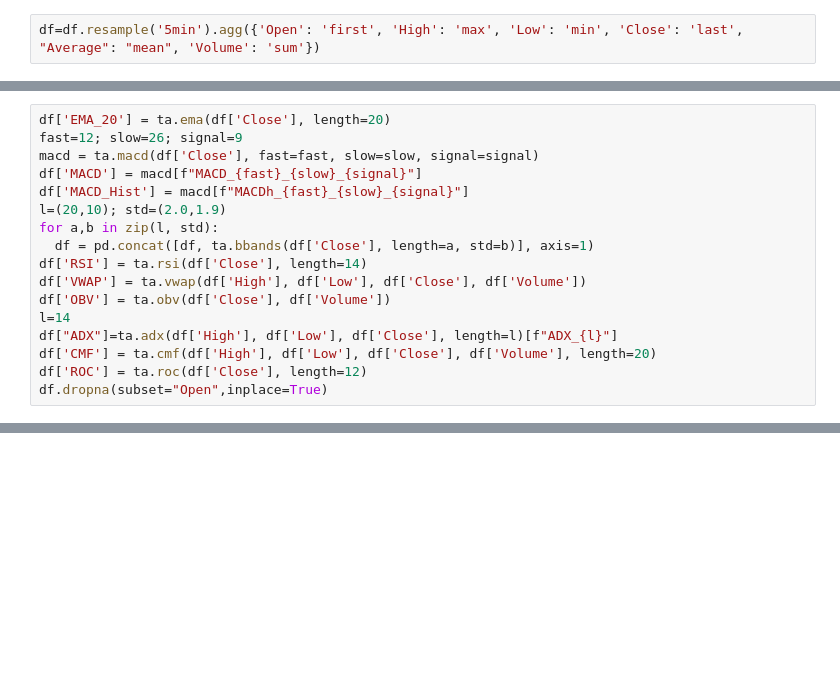
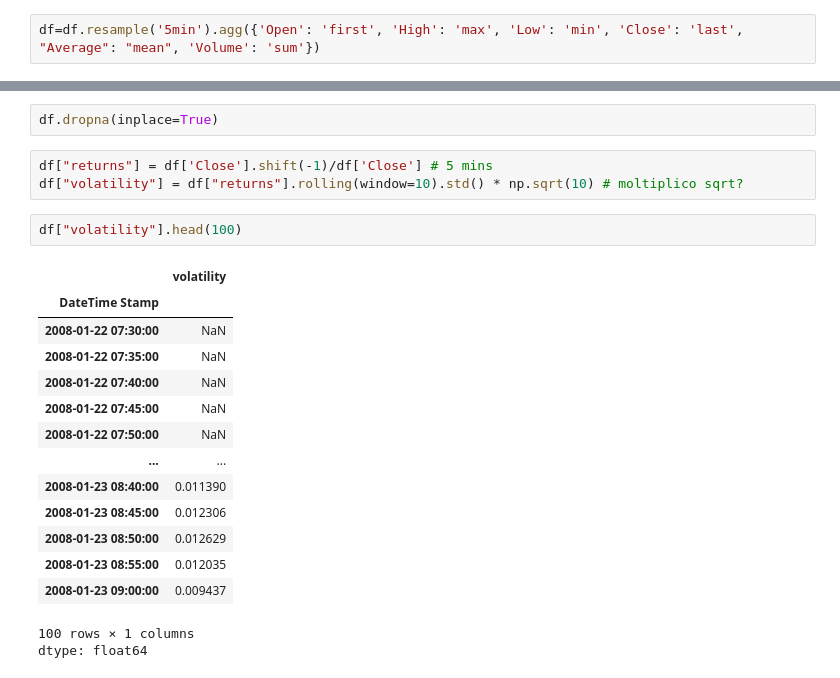
Before and after one commit to lorenzovecchietti/FinanceAI, a Jupyter notebook: Financial_Markets_Prediction_with_Deep_Learning.ipynb, the cells around one changed output, grey strips where cells are left out. Drawn from its saved outputs; the diff is of its cells as text; blank space fills up the shorter version.

```diff
--- a/Financial_Markets_Prediction_with_Deep_Learning.ipynb
+++ b/Financial_Markets_Prediction_with_Deep_Learning.ipynb
@@ -115,17 +108,0 @@ Add TA to the dataframe.
-# %%
-df['EMA_20'] = ta.ema(df['Close'], length=20)
-fast=12; slow=26; signal=9
-macd = ta.macd(df['Close'], fast=fast, slow=slow, signal=signal)
-df['MACD'] = macd[f"MACD_{fast}_{slow}_{signal}"]
-df['MACD_Hist'] = macd[f"MACDh_{fast}_{slow}_{signal}"]
-l=(20,10); std=(2.0,1.9)
-for a,b in zip(l, std):
-  df = pd.concat([df, ta.bbands(df['Close'], length=a, std=b)], axis=1)
-df['RSI'] = ta.rsi(df['Close'], length=14)
-df['VWAP'] = ta.vwap(df['High'], df['Low'], df['Close'], df['Volume'])
-df['OBV'] = ta.obv(df['Close'], df['Volume'])
-l=14
-df["ADX"]=ta.adx(df['High'], df['Low'], df['Close'], length=l)[f"ADX_{l}"]
-df['CMF'] = ta.cmf(df['High'], df['Low'], df['Close'], df['Volume'], length=20)
-df['ROC'] = ta.roc(df['Close'], length=12)
-df.dropna(subset="Open",inplace=True)
@@ -166,0 +109,23 @@ fig.show()
+# %%
+df.dropna(inplace=True)
+# %%
+df["returns"] = df['Close'].shift(-1)/df['Close'] # 5 mins
+df["volatility"] = df["returns"].rolling(window=10).std() * np.sqrt(10) # moltiplico sqrt?
+# %%
+df["volatility"].head(100)
+# %% [output]
+|  | volatility |
+| DateTime Stamp |  |
+| 2008-01-22 07:30:00 | NaN |
+| 2008-01-22 07:35:00 | NaN |
+| 2008-01-22 07:40:00 | NaN |
+| 2008-01-22 07:45:00 | NaN |
+| 2008-01-22 07:50:00 | NaN |
+| ... | ... |
+| 2008-01-23 08:40:00 | 0.011390 |
+| 2008-01-23 08:45:00 | 0.012306 |
+| 2008-01-23 08:50:00 | 0.012629 |
+| 2008-01-23 08:55:00 | 0.012035 |
+| 2008-01-23 09:00:00 | 0.009437 |
+100 rows × 1 columns
+dtype: float64
```
Also changed, not shown: parts of 27 cells of this notebook.
